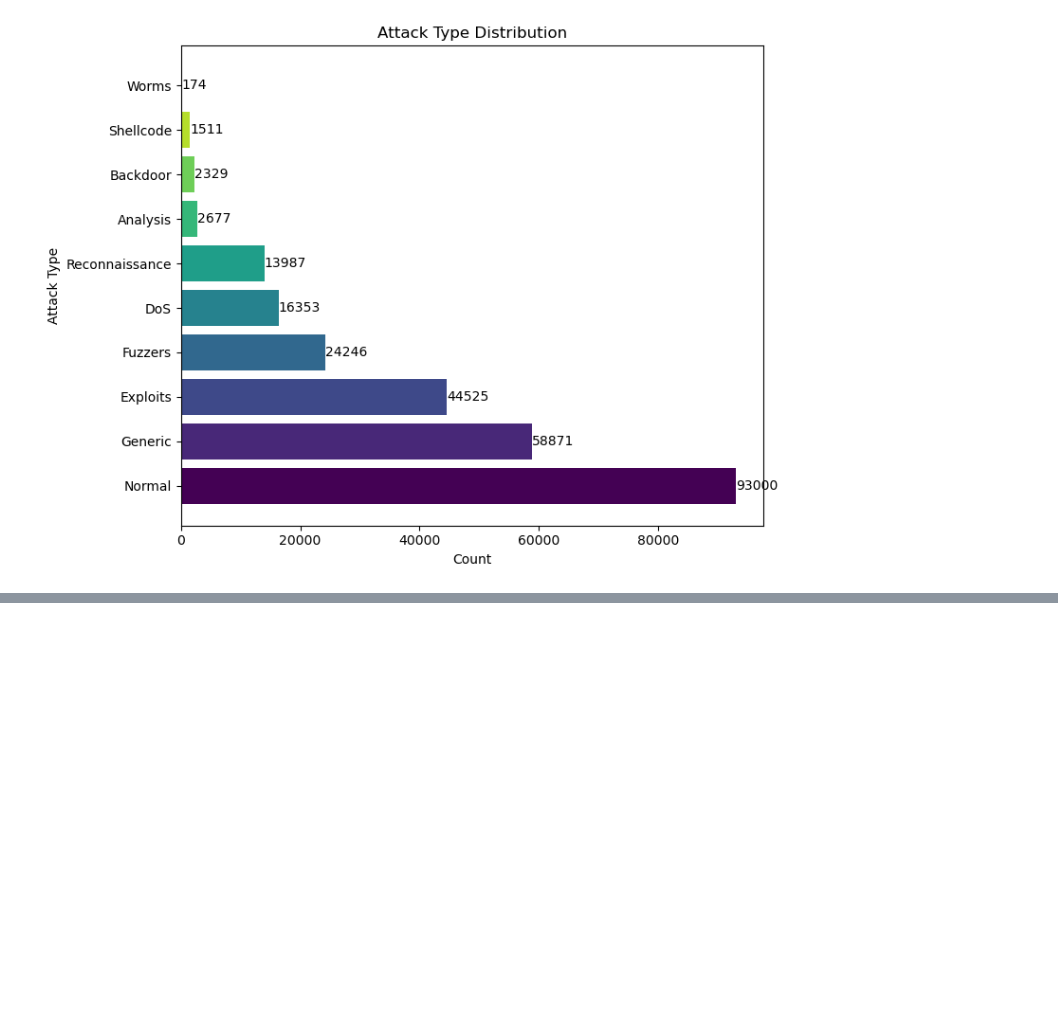
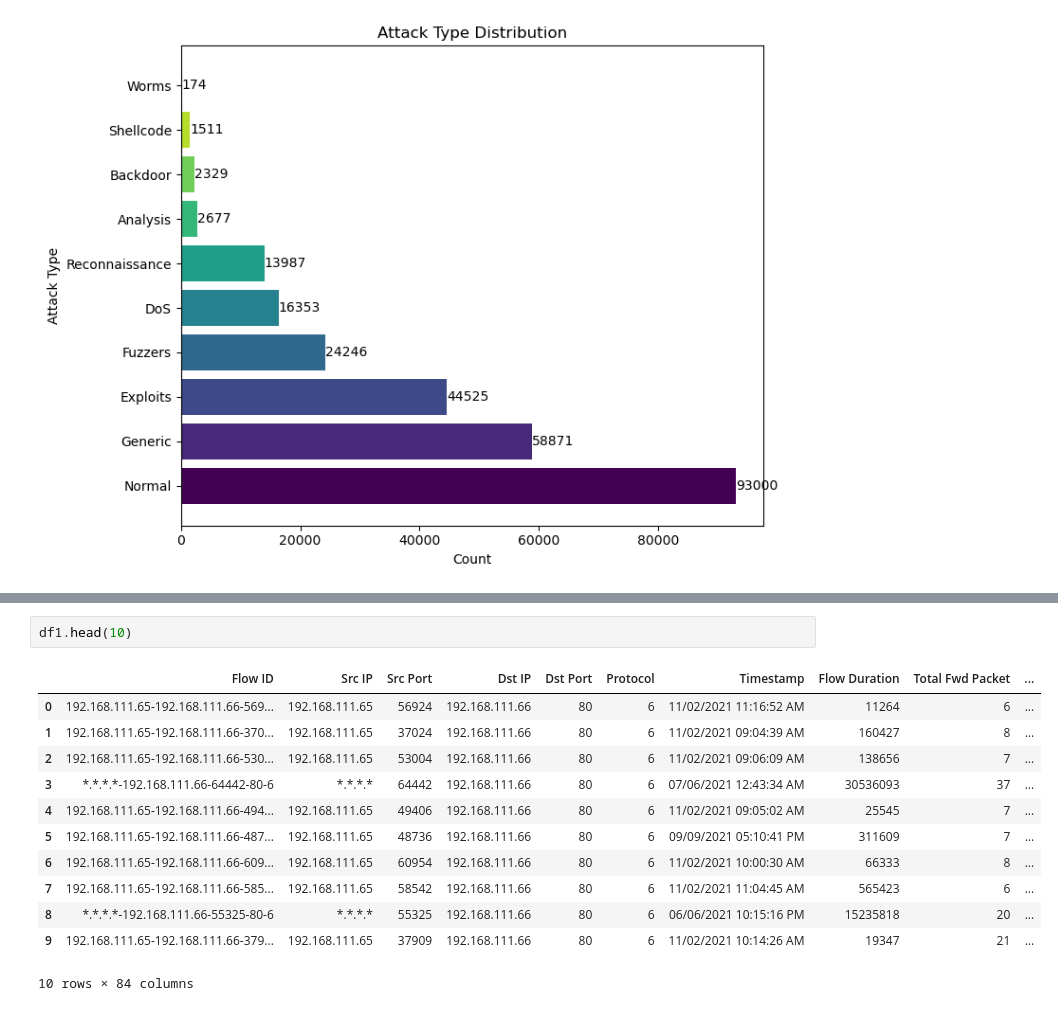
Before and after one commit to 0mar711/3rd_Year_Project, a Jupyter notebook: 3rd_Year_Project_Omar_Aljefri.ipynb, the cells around one changed output, grey strips where cells are left out. Cells and saved outputs as stored; diff of their text form; blank space fills up the shorter version.

```diff
--- a/3rd_Year_Project_Omar_Aljefri.ipynb
+++ b/3rd_Year_Project_Omar_Aljefri.ipynb
@@ -156,0 +254,15 @@ plt.tight_layout()
+# %%
+df1.head(10)
+# %% [output]
+|  | Flow ID | Src IP | Src Port | Dst IP | Dst Port | Protocol | Timestamp | Flow Duration | Total Fwd Packet | ... |
+| 0 | 192.168.111.65-192.168.111.66-569... | 192.168.111.65 | 56924 | 192.168.111.66 | 80 | 6 | 11/02/2021 11:16:52 AM | 11264 | 6 | ... |
+| 1 | 192.168.111.65-192.168.111.66-370... | 192.168.111.65 | 37024 | 192.168.111.66 | 80 | 6 | 11/02/2021 09:04:39 AM | 160427 | 8 | ... |
+| 2 | 192.168.111.65-192.168.111.66-530... | 192.168.111.65 | 53004 | 192.168.111.66 | 80 | 6 | 11/02/2021 09:06:09 AM | 138656 | 7 | ... |
+| 3 | *.*.*.*-192.168.111.66-64442-80-6 | *.*.*.* | 64442 | 192.168.111.66 | 80 | 6 | 07/06/2021 12:43:34 AM | 30536093 | 37 | ... |
+| 4 | 192.168.111.65-192.168.111.66-494... | 192.168.111.65 | 49406 | 192.168.111.66 | 80 | 6 | 11/02/2021 09:05:02 AM | 25545 | 7 | ... |
+| 5 | 192.168.111.65-192.168.111.66-487... | 192.168.111.65 | 48736 | 192.168.111.66 | 80 | 6 | 09/09/2021 05:10:41 PM | 311609 | 7 | ... |
+| 6 | 192.168.111.65-192.168.111.66-609... | 192.168.111.65 | 60954 | 192.168.111.66 | 80 | 6 | 11/02/2021 10:00:30 AM | 66333 | 8 | ... |
+| 7 | 192.168.111.65-192.168.111.66-585... | 192.168.111.65 | 58542 | 192.168.111.66 | 80 | 6 | 11/02/2021 11:04:45 AM | 565423 | 6 | ... |
+| 8 | *.*.*.*-192.168.111.66-55325-80-6 | *.*.*.* | 55325 | 192.168.111.66 | 80 | 6 | 06/06/2021 10:15:16 PM | 15235818 | 20 | ... |
+| 9 | 192.168.111.65-192.168.111.66-379... | 192.168.111.65 | 37909 | 192.168.111.66 | 80 | 6 | 11/02/2021 10:14:26 AM | 19347 | 21 | ... |
+10 rows × 84 columns
```
Also changed, not shown: parts of 16 cells of this notebook.
